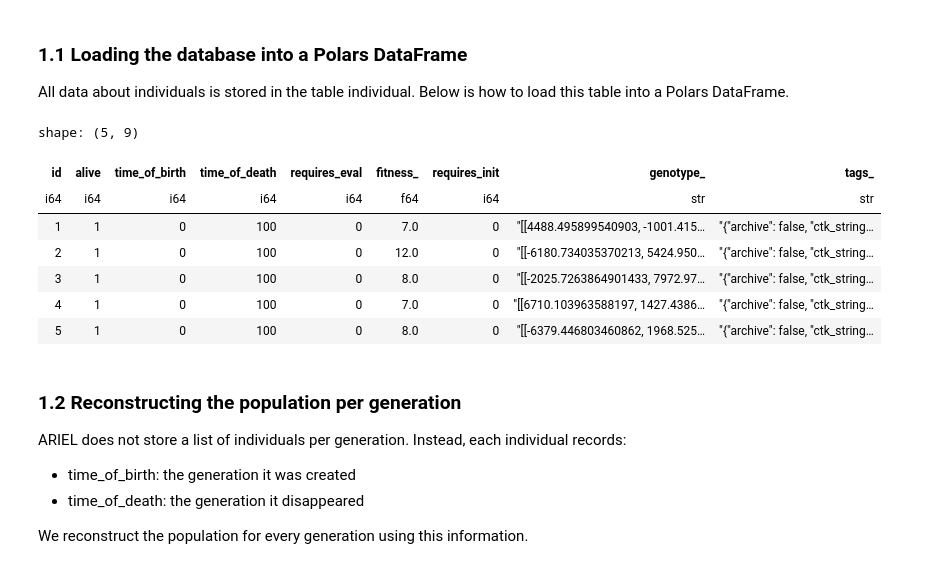
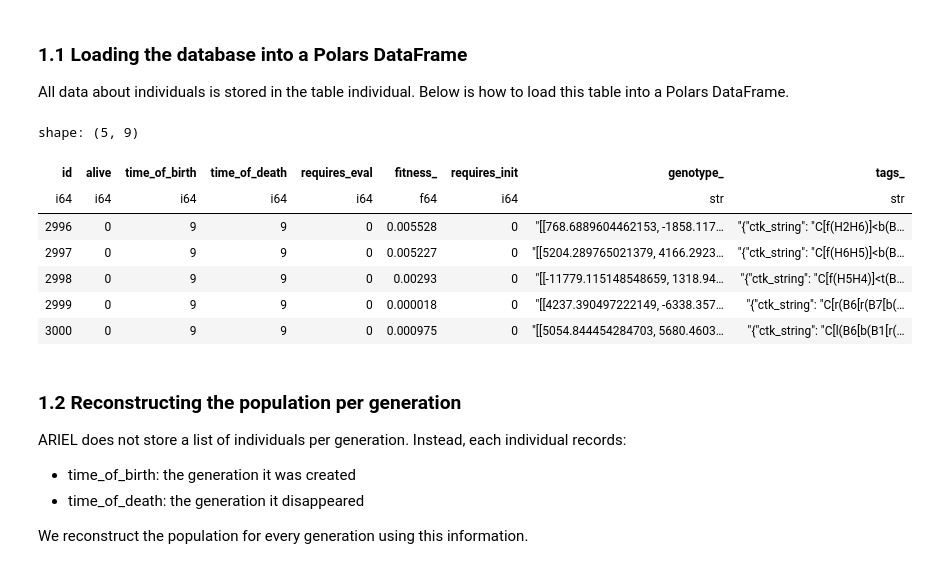
Before and after one commit to salomepoulain/ariel-zoo, a Jupyter notebook: zoo/fuda/ctk_similarity/ea/db_with_polars.ipynb, the cells around one changed output. Cells and saved outputs as stored; diff of their text form; code cells hidden in the pictures.

```diff
--- a/zoo/fuda/ctk_similarity/ea/db_with_polars.ipynb
+++ b/zoo/fuda/ctk_similarity/ea/db_with_polars.ipynb
@@ -19,23 +19,26 @@ All data about individuals is stored in the table individual.
 Below is how to load this table into a Polars DataFrame.
 # %%
 # Load database table into Polars
-conn = sqlite3.connect("__data__/run_0006/database.db")
+file_path = "__data__/run_0032"
+
+conn = sqlite3.connect(f"{file_path}/database.db")
 
 data = pl.DataFrame(
     conn.execute("SELECT * FROM individual").fetchall(),
     schema=[col[1] for col in conn.execute("PRAGMA table_info(individual)")]
 )
 
 data.head()
+data.tail()
 # %% [output]
 shape: (5, 9)
 | id | alive | time_of_birth | time_of_death | requires_eval | fitness_ | requires_init | genotype_ | tags_ |
 | i64 | i64 | i64 | i64 | i64 | f64 | i64 | str | str |
-| 1 | 1 | 0 | 100 | 0 | 7.0 | 0 | "[[4488.495899540903, -1001.415… | "{"archive": false, "ctk_string… |
-| 2 | 1 | 0 | 100 | 0 | 12.0 | 0 | "[[-6180.734035370213, 5424.950… | "{"archive": false, "ctk_string… |
-| 3 | 1 | 0 | 100 | 0 | 8.0 | 0 | "[[-2025.7263864901433, 7972.97… | "{"archive": false, "ctk_string… |
-| 4 | 1 | 0 | 100 | 0 | 7.0 | 0 | "[[6710.103963588197, 1427.4386… | "{"archive": false, "ctk_string… |
-| 5 | 1 | 0 | 100 | 0 | 8.0 | 0 | "[[-6379.446803460862, 1968.525… | "{"archive": false, "ctk_string… |
+| 2996 | 0 | 9 | 9 | 0 | 0.005528 | 0 | "[[768.6889604462153, -1858.117… | "{"ctk_string": "C[f(H2H6)]<b(B… |
+| 2997 | 0 | 9 | 9 | 0 | 0.005227 | 0 | "[[5204.289765021379, 4166.2923… | "{"ctk_string": "C[f(H6H5)]<b(B… |
+| 2998 | 0 | 9 | 9 | 0 | 0.00293 | 0 | "[[-11779.115148548659, 1318.94… | "{"ctk_string": "C[f(H5H4)]<t(B… |
+| 2999 | 0 | 9 | 9 | 0 | 0.000018 | 0 | "[[4237.390497222149, -6338.357… | "{"ctk_string": "C[r(B6[r(B7[b(… |
+| 3000 | 0 | 9 | 9 | 0 | 0.000975 | 0 | "[[5054.844454284703, 5680.4603… | "{"ctk_string": "C[l(B6[b(B1[r(… |
 # %% [markdown]
 ### 1.2 Reconstructing the population per generation
 
```
Also changed, not shown: parts of 13 cells of this notebook, 37 other files.
